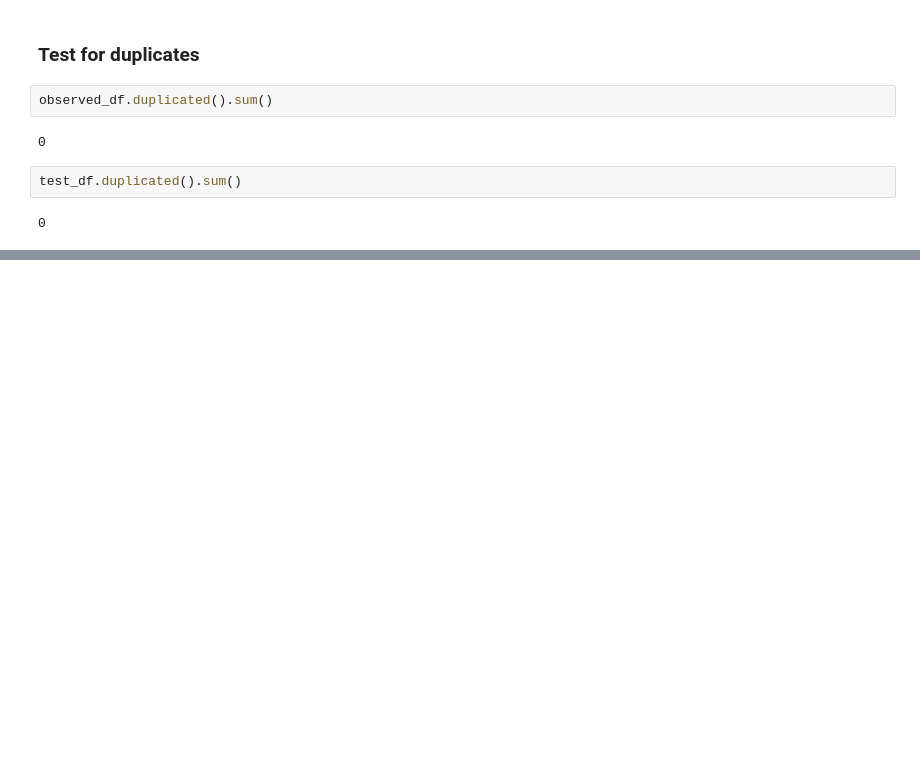
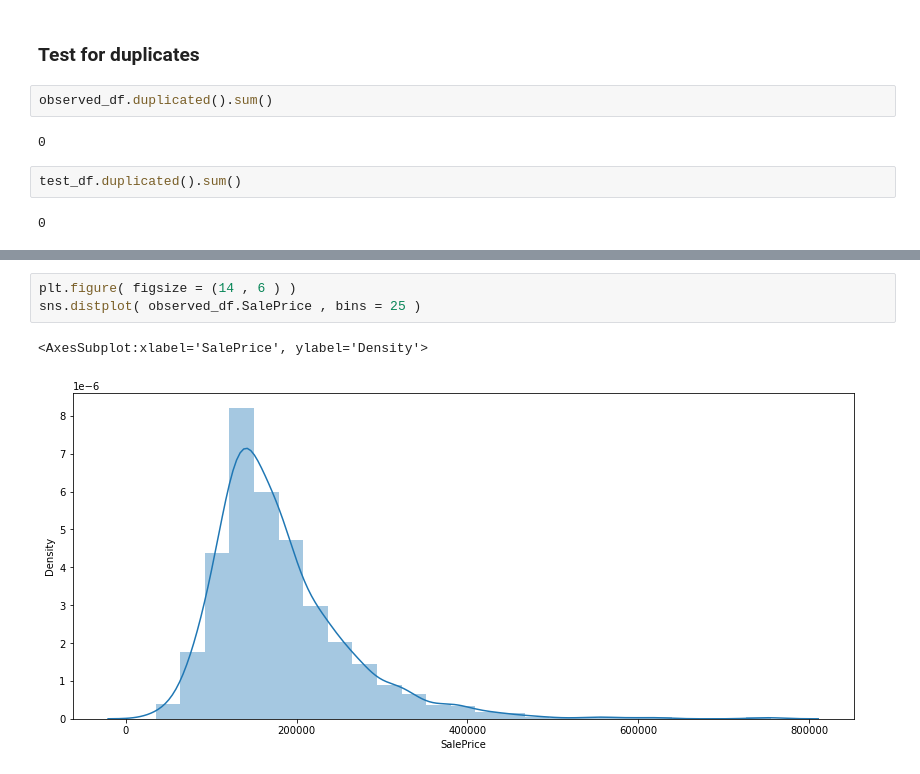
Before and after one commit to skylerbullard/House-Prices-Portfolio, a Jupyter notebook: 01_DataPrep.ipynb, the cells around one changed output, grey strips where cells are left out. Drawn from its saved outputs; the diff is of its cells as text; blank space fills up the shorter version.

```diff
--- a/01_DataPrep.ipynb
+++ b/01_DataPrep.ipynb
@@ -96,0 +110,6 @@ test_df.duplicated().sum()
+# %%
+plt.figure( figsize = (14 , 6 ) )
+sns.distplot( observed_df.SalePrice , bins = 25 )
+# %% [output]
+<AxesSubplot:xlabel='SalePrice', ylabel='Density'>
+[figure, added]
```
Also changed, not shown: parts of 7 cells of this notebook.
